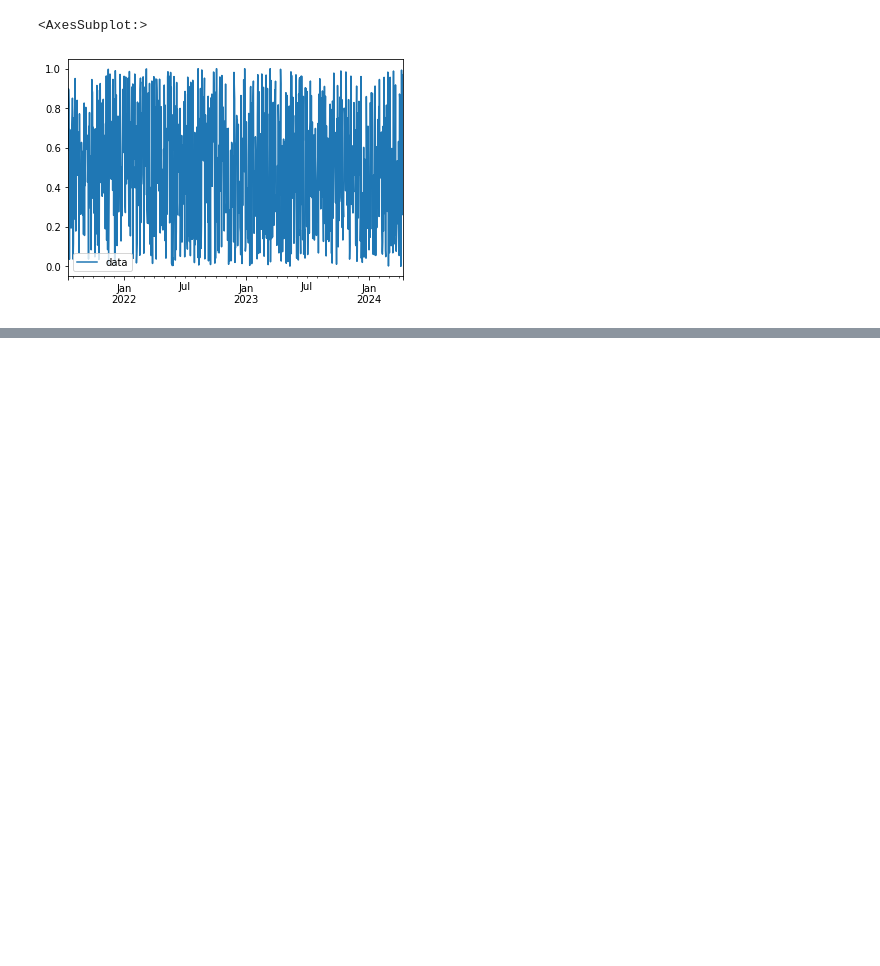
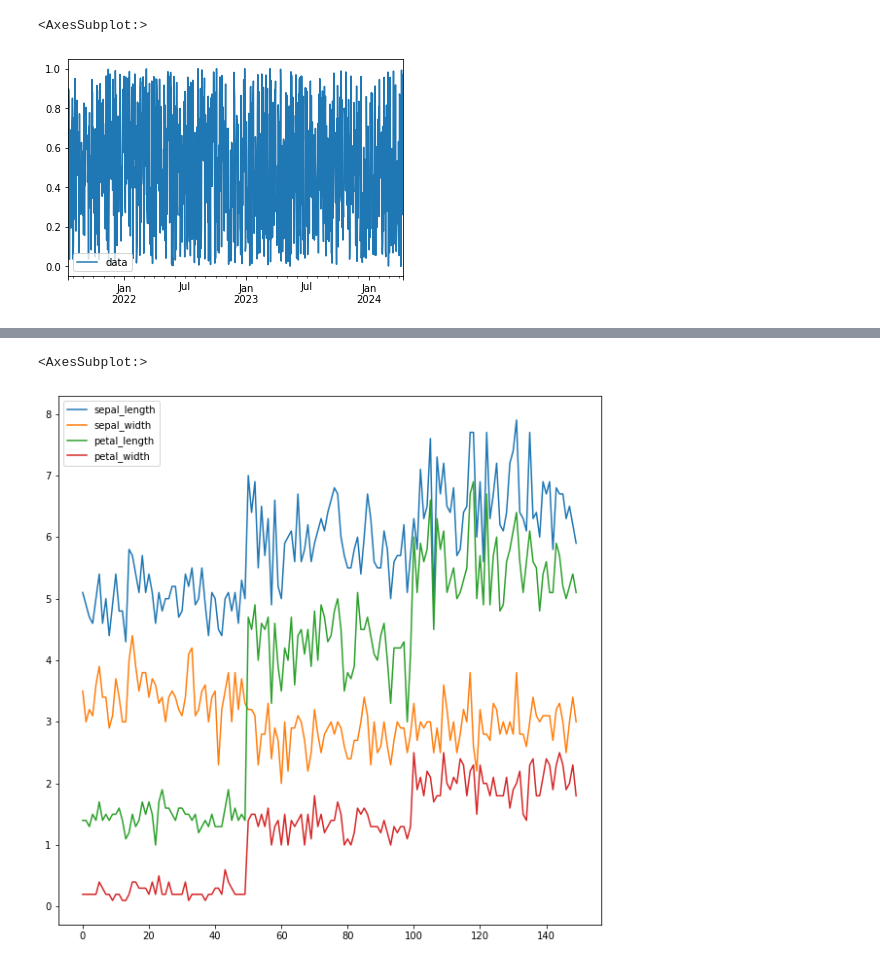
Before and after one commit to tireless-22/machine-learning-and-data-science, a Jupyter notebook: matplotlib/Untitled.ipynb, the cells around one changed output, grey strips where cells are left out. Cells and saved outputs as stored; diff of their text form; code cells hidden in the pictures; blank space fills up the shorter version.

```diff
--- a/matplotlib/Untitled.ipynb
+++ b/matplotlib/Untitled.ipynb
@@ -37,0 +70,3 @@ df.plot()
+# %%
+dff=sns.load_dataset("iris")
+# seaborn contains some popular datasets
@@ -37,0 +89,6 @@ df.plot()
+# %%
+dff.plot(figsize=(10, 10))
+# figsize takes two arguments lenght and width
+# %% [output]
+<AxesSubplot:>
+[figure, added]
```
Also changed, not shown: parts of 24 cells of this notebook.
